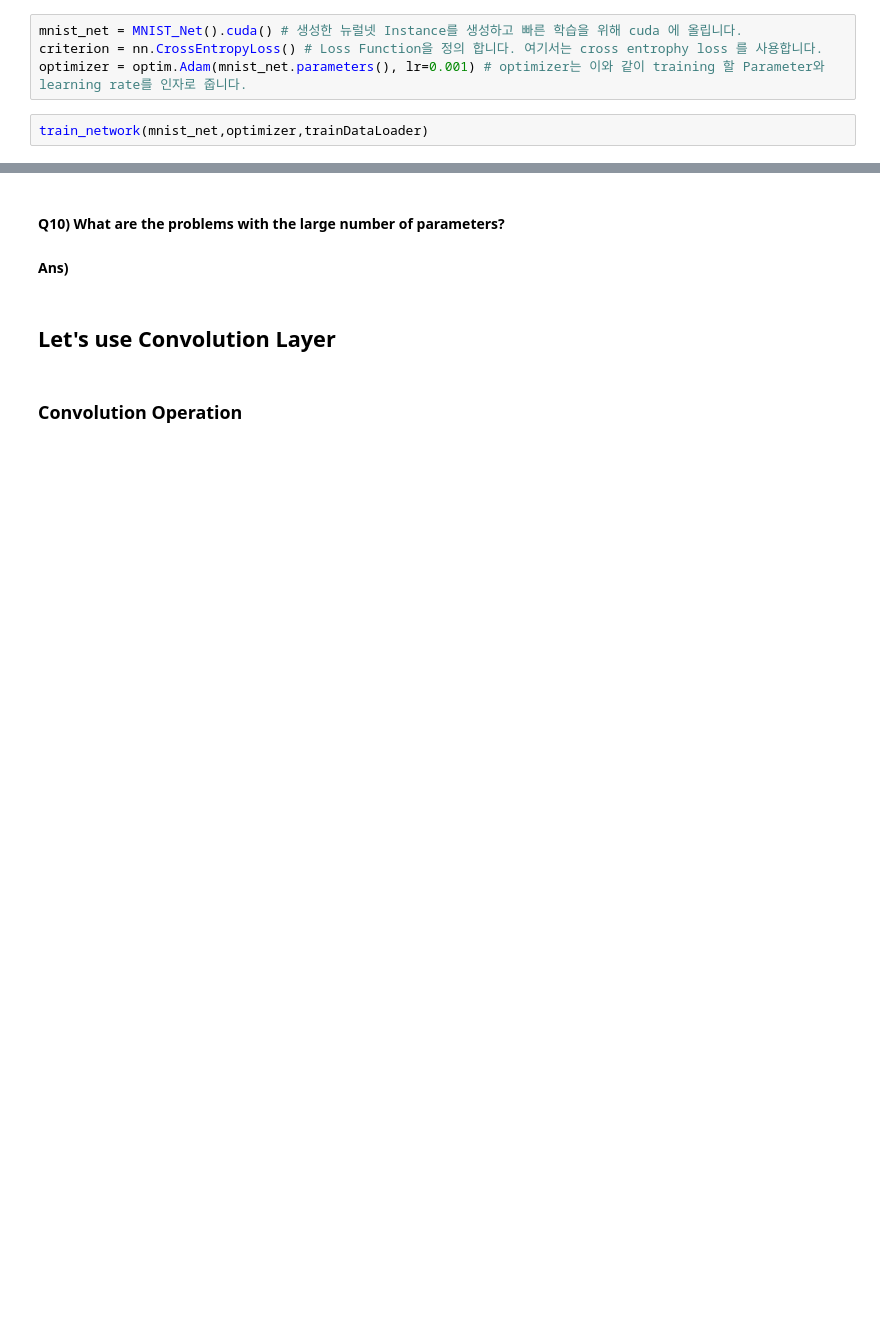
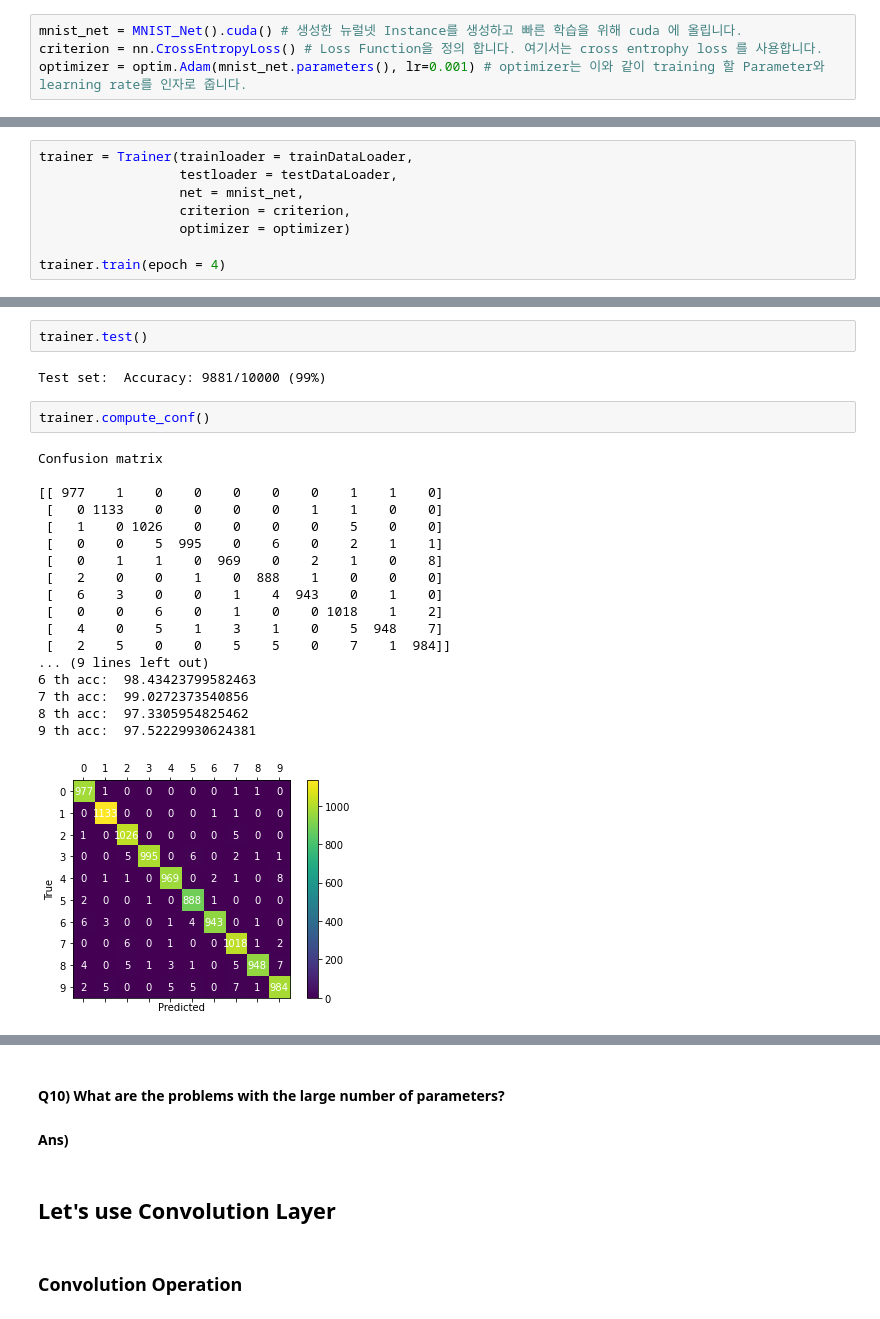
Before and after one commit to cherry-leki/AI604_DL4CV, a Jupyter notebook: HW1/hw1-1(assn).ipynb, the cells around one changed output, grey strips where cells are left out. Drawn from its saved outputs; the diff is of its cells as text; blank space fills up the shorter version.

```diff
--- a/HW1/hw1-1(assn).ipynb
+++ b/HW1/hw1-1(assn).ipynb
@@ -483,5 +572,3 @@ class MNIST_Net(nn.Module):
 mnist_net = MNIST_Net().cuda() # 생성한 뉴럴넷 Instance를 생성하고 빠른 학습을 위해 cuda 에 올립니다.
 criterion = nn.CrossEntropyLoss() # Loss Function을 정의 합니다. 여기서는 cross entrophy loss 를 사용합니다.
 optimizer = optim.Adam(mnist_net.parameters(), lr=0.001) # optimizer는 이와 같이 training 할 Parameter와 learning rate를 인자로 줍니다.
-# %%
-train_network(mnist_net,optimizer,trainDataLoader)
@@ -489,0 +575,8 @@ test(mnist_net,testDataLoader)
+# %%
+trainer = Trainer(trainloader = trainDataLoader,
+                  testloader = testDataLoader,
+                  net = mnist_net,
+                  criterion = criterion,
+                  optimizer = optimizer)
+
+trainer.train(epoch = 4)
@@ -490,3 +597,28 @@ test(mnist_net,testDataLoader)
+# %%
+trainer.test()
+# %% [output]
+Test set:  Accuracy: 9881/10000 (99%)
+# %%
+trainer.compute_conf()
+# %% [output]
+Confusion matrix
+
+[[ 977    1    0    0    0    0    0    1    1    0]
+ [   0 1133    0    0    0    0    1    1    0    0]
+ [   1    0 1026    0    0    0    0    5    0    0]
+ [   0    0    5  995    0    6    0    2    1    1]
+ [   0    1    1    0  969    0    2    1    0    8]
+ [   2    0    0    1    0  888    1    0    0    0]
+ [   6    3    0    0    1    4  943    0    1    0]
+ [   0    0    6    0    1    0    0 1018    1    2]
+ [   4    0    5    1    3    1    0    5  948    7]
+ [   2    5    0    0    5    5    0    7    1  984]]
+... (9 lines left out)
+6 th acc:  98.43423799582463
+7 th acc:  99.0272373540856
+8 th acc:  97.3305954825462
+9 th acc:  97.52229930624381
+[figure, added]
 # %%
 def count_parameters(model):
     return sum(p.numel() for p in model.parameters() if p.requires_grad)
```
Also changed, not shown: parts of 15 cells of this notebook, 21 other files.
